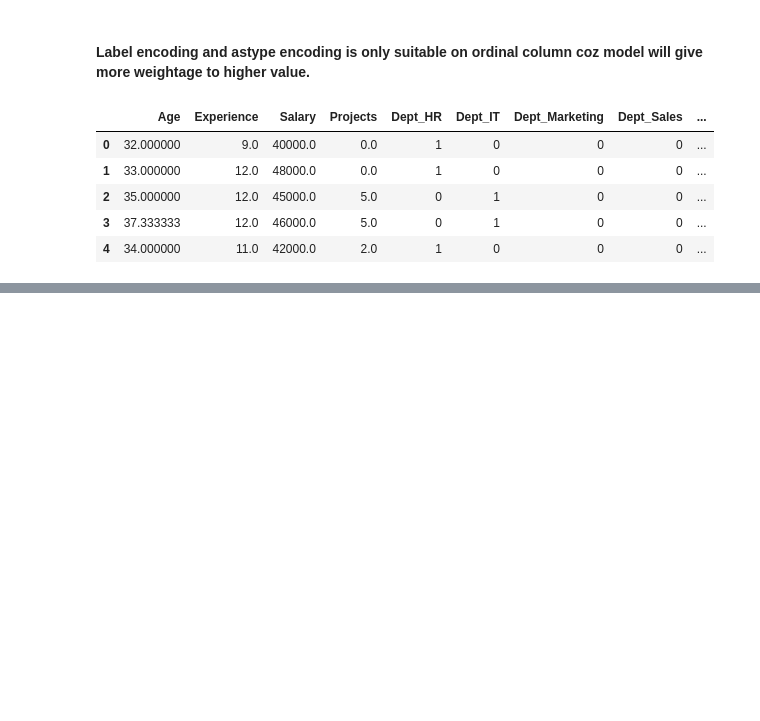
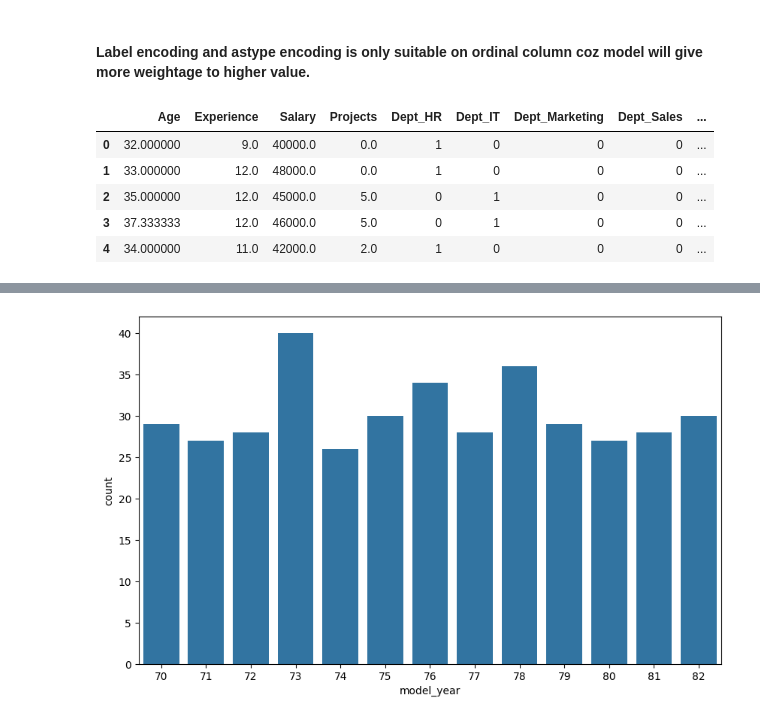
Before and after one commit to aakashpokkanayil/Data_Science_Prep, a Jupyter notebook: Components/Statistics/eda.ipynb, the cells around one changed output, grey strips where cells are left out. Saved outputs shown, nothing was run; the diff lists cells and outputs as text; code cells hidden in the pictures; blank space fills up the shorter version.

```diff
--- a/Components/Statistics/eda.ipynb
+++ b/Components/Statistics/eda.ipynb
@@ -394,0 +413,7 @@ df9=pd.get_dummies(df9,columns=["Dept","Education"],prefix=["D","Edu"],drop_firs
+# %%
+#Count plot
+plt.figure(figsize=(10,6))
+sns.countplot(data=df_car,x='model_year')
+plt.show()
+# %% [output]
+[figure, added]
```
Also changed, not shown: parts of 22 cells of this notebook, 17 other files.
